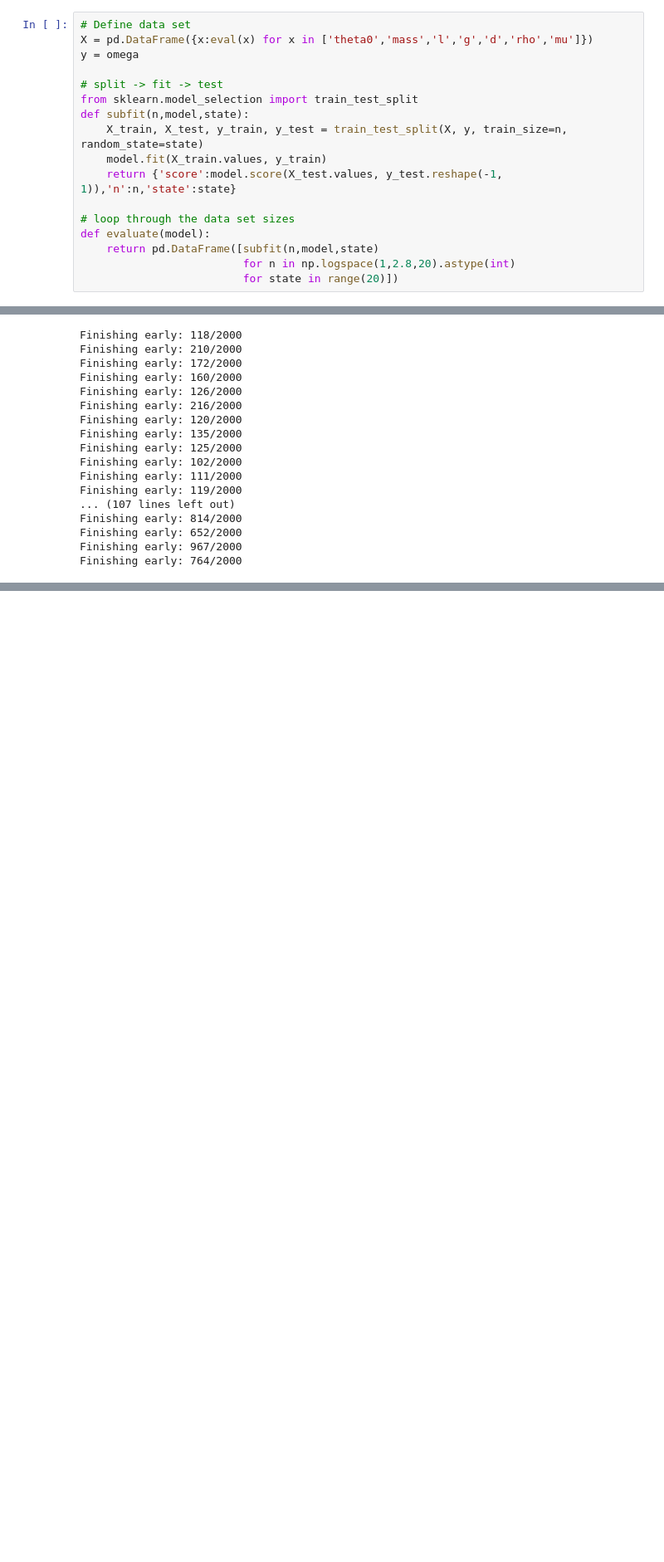
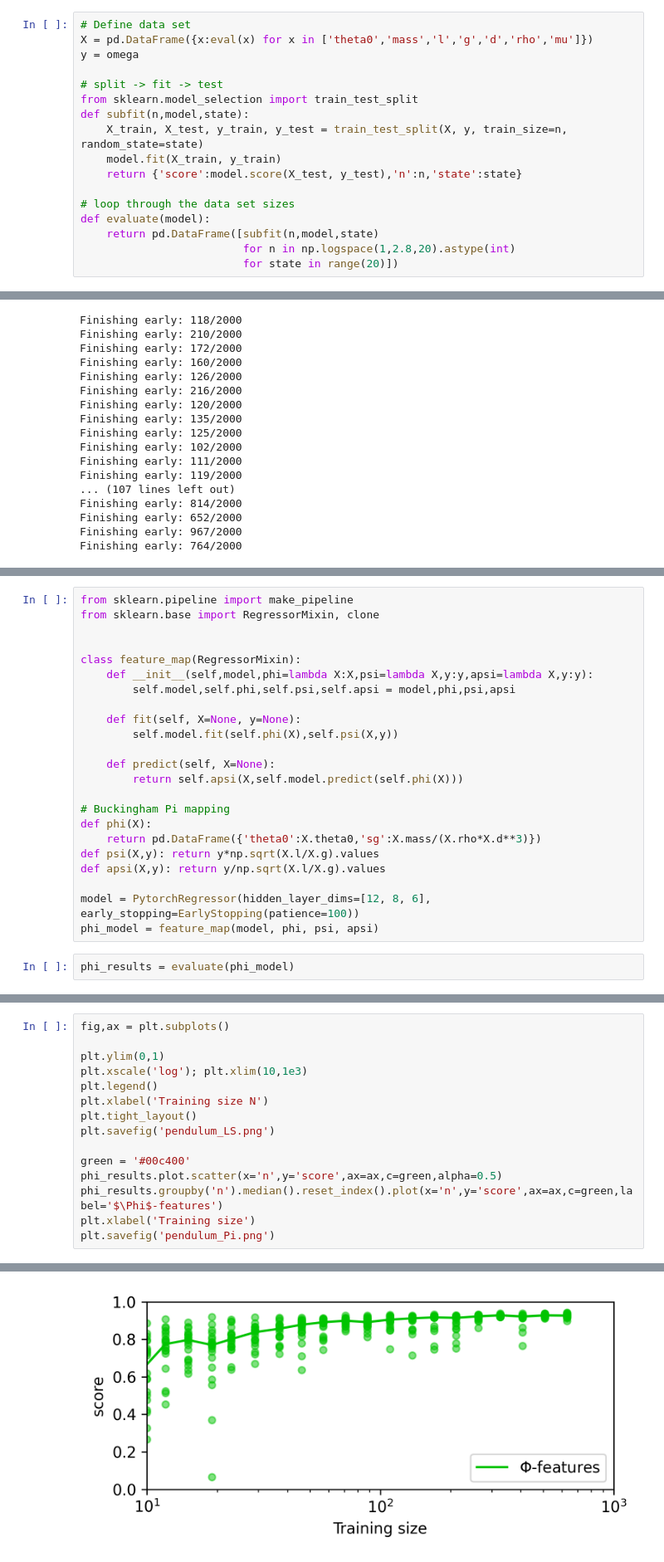
Before and after one commit to mcleantom/TransferLearningCFD, a Jupyter notebook: transfer_learning_for_marine_hydrodynamics.ipynb, the cells around one changed output, grey strips where cells are left out. Shown at 83% size. Drawn from its saved outputs; the diff is of its cells as text; blank space fills up the shorter version.

Commit message:
Added trained model on phi-features

```diff
--- a/transfer_learning_for_marine_hydrodynamics.ipynb
+++ b/transfer_learning_for_marine_hydrodynamics.ipynb
@@ -47,8 +77,8 @@ y = omega
 from sklearn.model_selection import train_test_split
 def subfit(n,model,state):
     X_train, X_test, y_train, y_test = train_test_split(X, y, train_size=n, random_state=state)
-    model.fit(X_train.values, y_train)
-    return {'score':model.score(X_test.values, y_test.reshape(-1, 1)),'n':n,'state':state}
+    model.fit(X_train, y_train)
+    return {'score':model.score(X_test, y_test),'n':n,'state':state}
 
 # loop through the data set sizes
 def evaluate(model):
@@ -363,0 +375,25 @@ plt.savefig('pendulum_LS.png')
+# %%
+from sklearn.pipeline import make_pipeline
+from sklearn.base import RegressorMixin, clone
+
+
+class feature_map(RegressorMixin):
+    def __init__(self,model,phi=lambda X:X,psi=lambda X,y:y,apsi=lambda X,y:y):
+        self.model,self.phi,self.psi,self.apsi = model,phi,psi,apsi
+
+    def fit(self, X=None, y=None):
+        self.model.fit(self.phi(X),self.psi(X,y))
+
+    def predict(self, X=None):
+        return self.apsi(X,self.model.predict(self.phi(X)))
+
+# Buckingham Pi mapping
+def phi(X):
+    return pd.DataFrame({'theta0':X.theta0,'sg':X.mass/(X.rho*X.d**3)})
+def psi(X,y): return y*np.sqrt(X.l/X.g).values
+def apsi(X,y): return y/np.sqrt(X.l/X.g).values
+
+model = PytorchRegressor(hidden_layer_dims=[12, 8, 6], early_stopping=EarlyStopping(patience=100))
+phi_model = feature_map(model, phi, psi, apsi)
+# %%
+phi_results = evaluate(phi_model)
@@ -363,0 +418,16 @@ plt.savefig('pendulum_LS.png')
+# %%
+fig,ax = plt.subplots()
+
+plt.ylim(0,1)
+plt.xscale('log'); plt.xlim(10,1e3)
+plt.legend()
+plt.xlabel('Training size N')
+plt.tight_layout()
+plt.savefig('pendulum_LS.png')
+
+green = '#00c400'
+phi_results.plot.scatter(x='n',y='score',ax=ax,c=green,alpha=0.5)
+phi_results.groupby('n').median().reset_index().plot(x='n',y='score',ax=ax,c=green,label='$\Phi$-features')
+plt.xlabel('Training size')
+plt.savefig('pendulum_Pi.png')
+# %% [output]
@@ -363,0 +435 @@ plt.savefig('pendulum_LS.png')
+[figure, added]
```
Also changed, not shown: parts of 10 cells of this notebook, 6 other files.
